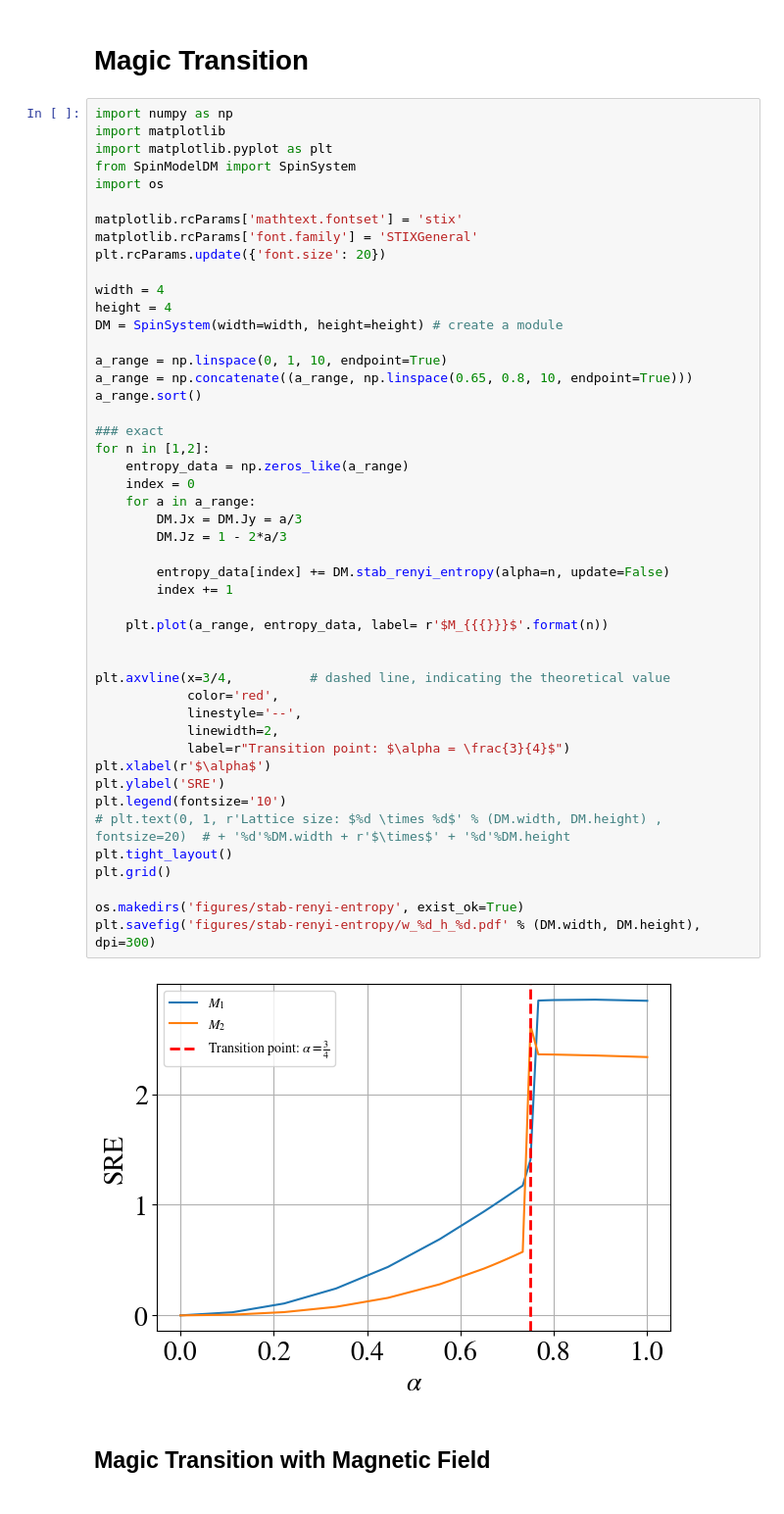
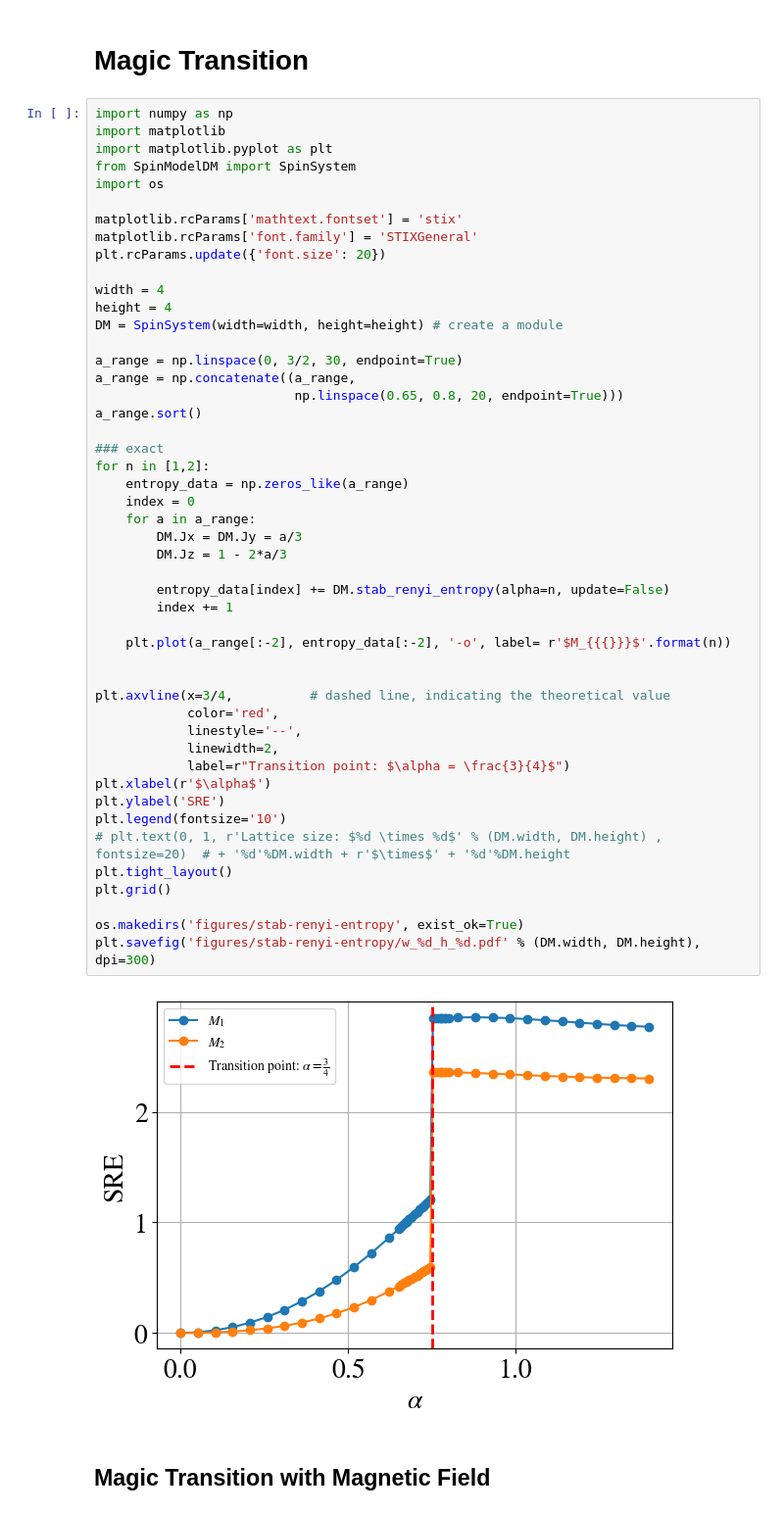
Before and after one commit to WangChenChih/Kitaev-magic, a Jupyter notebook: figures/SRE_figures/KitaevDM.ipynb, the cells around one changed output. Shown at 98% size. Saved outputs shown, nothing was run; the diff lists cells and outputs as text.

```diff
--- a/figures/SRE_figures/KitaevDM.ipynb
+++ b/figures/SRE_figures/KitaevDM.ipynb
@@ -364,40 +364,41 @@ width = 4
 height = 4
 DM = SpinSystem(width=width, height=height) # create a module
 
-a_range = np.linspace(0, 1, 10, endpoint=True)
-a_range = np.concatenate((a_range, np.linspace(0.65, 0.8, 10, endpoint=True)))
+a_range = np.linspace(0, 3/2, 30, endpoint=True)
+a_range = np.concatenate((a_range,
+                          np.linspace(0.65, 0.8, 20, endpoint=True)))
 a_range.sort()
 
 ### exact
 for n in [1,2]:
     entropy_data = np.zeros_like(a_range)
     index = 0
     for a in a_range:
         DM.Jx = DM.Jy = a/3
         DM.Jz = 1 - 2*a/3
 
         entropy_data[index] += DM.stab_renyi_entropy(alpha=n, update=False)
         index += 1
 
-    plt.plot(a_range, entropy_data, label= r'$M_{{{}}}$'.format(n))
+    plt.plot(a_range[:-2], entropy_data[:-2], '-o', label= r'$M_{{{}}}$'.format(n))
 
 
 plt.axvline(x=3/4,          # dashed line, indicating the theoretical value
             color='red',
             linestyle='--',
             linewidth=2,
             label=r"Transition point: $\alpha = \frac{3}{4}$")
 plt.xlabel(r'$\alpha$')
 plt.ylabel('SRE')
 plt.legend(fontsize='10')
 # plt.text(0, 1, r'Lattice size: $%d \times %d$' % (DM.width, DM.height) , fontsize=20)  # + '%d'%DM.width + r'$\times$' + '%d'%DM.height
 plt.tight_layout()
 plt.grid()
 
 os.makedirs('figures/stab-renyi-entropy', exist_ok=True)
 plt.savefig('figures/stab-renyi-entropy/w_%d_h_%d.pdf' % (DM.width, DM.height), dpi=300)
 # %% [output]
-[figure, old version]
+[figure, new version]
 # %% [markdown]
 ## Magic Transition with Magnetic Field
 # %%
```
Also changed, not shown: parts of 1 cell of this notebook, 3 other files.
